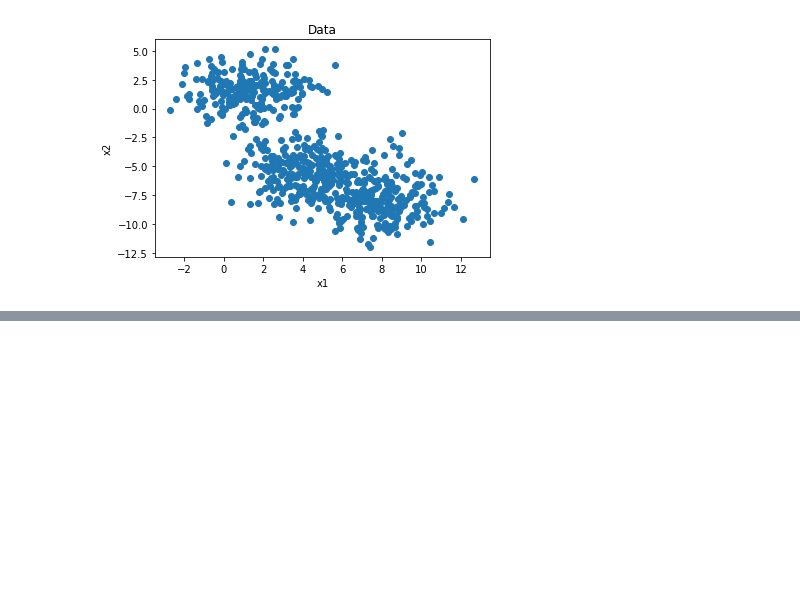
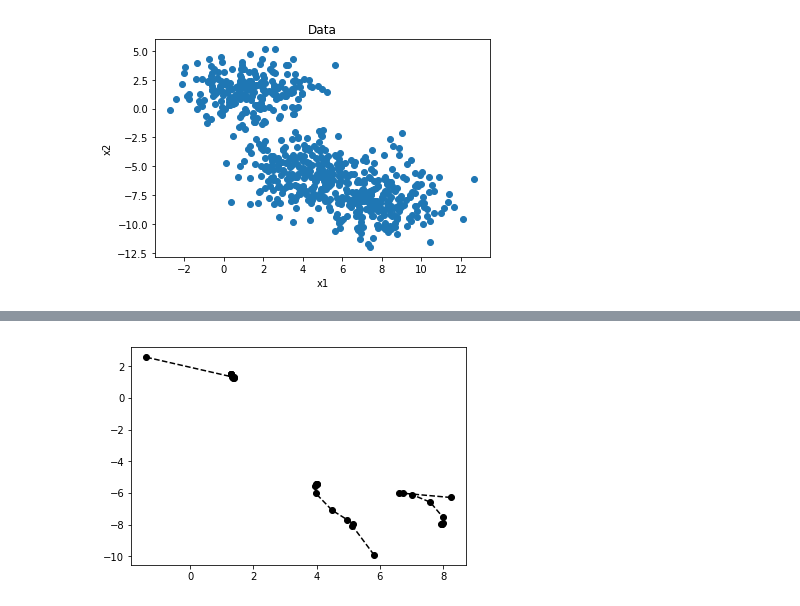
Before and after one commit to vivante/MachineLearning, a Jupyter notebook: assignment3/k-means.ipynb, the cells around one changed output, grey strips where cells are left out. Cells and saved outputs as stored; diff of their text form; code cells hidden in the pictures; blank space fills up the shorter version.

```diff
--- a/assignment3/k-means.ipynb
+++ b/assignment3/k-means.ipynb
@@ -83,0 +87,6 @@ plot_clusters(means3, x_train, 'K-means model after fitting')
+# %%
+for i in range(means3.K):
+    c_states = means3.centroids_states[:, i]  # get all states of centroid i
+    plt.plot(c_states[:, 0], c_states[:, 1], c='black', linestyle='dashed', marker='o')
+# %% [output]
+[figure, added]
```
Also changed, not shown: parts of 4 cells of this notebook, 1 other file.
